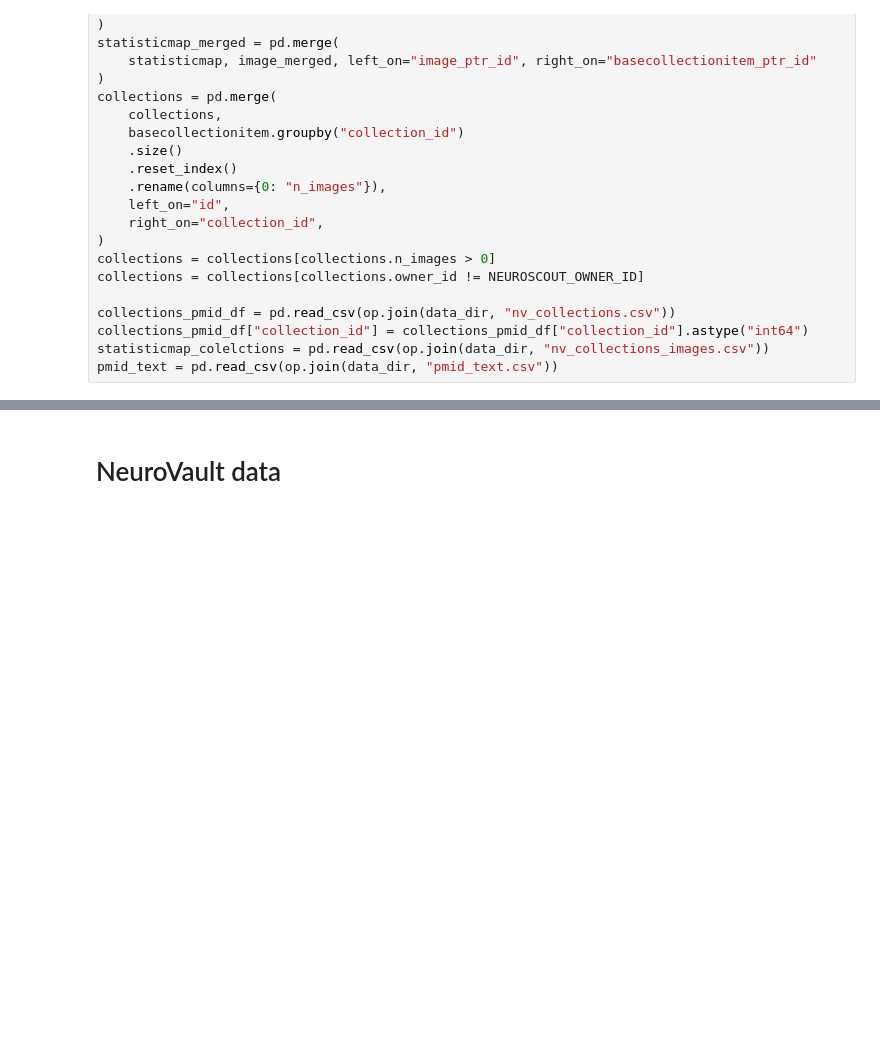
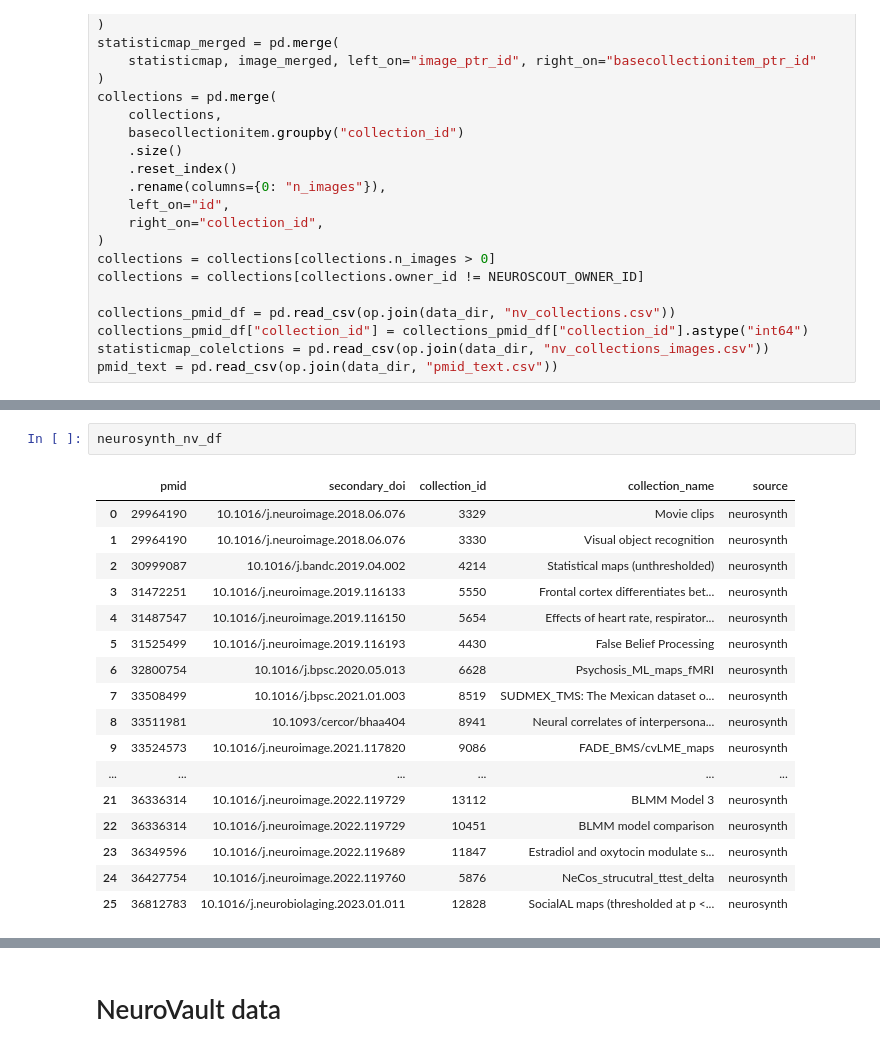
Before and after one commit to NBCLab/large-scale-ibma, a Jupyter notebook: figures/neurovault_data.ipynb, the cells around one changed output, grey strips where cells are left out. Drawn from its saved outputs; the diff is of its cells as text; blank space fills up the shorter version.

```diff
--- a/figures/neurovault_data.ipynb
+++ b/figures/neurovault_data.ipynb
@@ -154,0 +212,20 @@ pmid_text = pd.read_csv(op.join(data_dir, "pmid_text.csv"))
+# %%
+neurosynth_nv_df
+# %% [output]
+|  | pmid | secondary_doi | collection_id | collection_name | source |
+| 0 | 29964190 | 10.1016/j.neuroimage.2018.06.076 | 3329 | Movie clips | neurosynth |
+| 1 | 29964190 | 10.1016/j.neuroimage.2018.06.076 | 3330 | Visual object recognition | neurosynth |
+| 2 | 30999087 | 10.1016/j.bandc.2019.04.002 | 4214 | Statistical maps (unthresholded) | neurosynth |
+| 3 | 31472251 | 10.1016/j.neuroimage.2019.116133 | 5550 | Frontal cortex differentiates bet... | neurosynth |
+| 4 | 31487547 | 10.1016/j.neuroimage.2019.116150 | 5654 | Effects of heart rate, respirator... | neurosynth |
+| 5 | 31525499 | 10.1016/j.neuroimage.2019.116193 | 4430 | False Belief Processing | neurosynth |
+| 6 | 32800754 | 10.1016/j.bpsc.2020.05.013 | 6628 | Psychosis_ML_maps_fMRI | neurosynth |
+| 7 | 33508499 | 10.1016/j.bpsc.2021.01.003 | 8519 | SUDMEX_TMS: The Mexican dataset o... | neurosynth |
+| 8 | 33511981 | 10.1093/cercor/bhaa404 | 8941 | Neural correlates of interpersona... | neurosynth |
+| 9 | 33524573 | 10.1016/j.neuroimage.2021.117820 | 9086 | FADE_BMS/cvLME_maps | neurosynth |
+| ... | ... | ... | ... | ... | ... |
+| 21 | 36336314 | 10.1016/j.neuroimage.2022.119729 | 13112 | BLMM Model 3 | neurosynth |
+| 22 | 36336314 | 10.1016/j.neuroimage.2022.119729 | 10451 | BLMM model comparison | neurosynth |
+| 23 | 36349596 | 10.1016/j.neuroimage.2022.119689 | 11847 | Estradiol and oxytocin modulate s... | neurosynth |
+| 24 | 36427754 | 10.1016/j.neuroimage.2022.119760 | 5876 | NeCos_strucutral_ttest_delta | neurosynth |
+| 25 | 36812783 | 10.1016/j.neurobiolaging.2023.01.011 | 12828 | SocialAL maps (thresholded at p <... | neurosynth |
```
Also changed, not shown: parts of 41 cells of this notebook.
